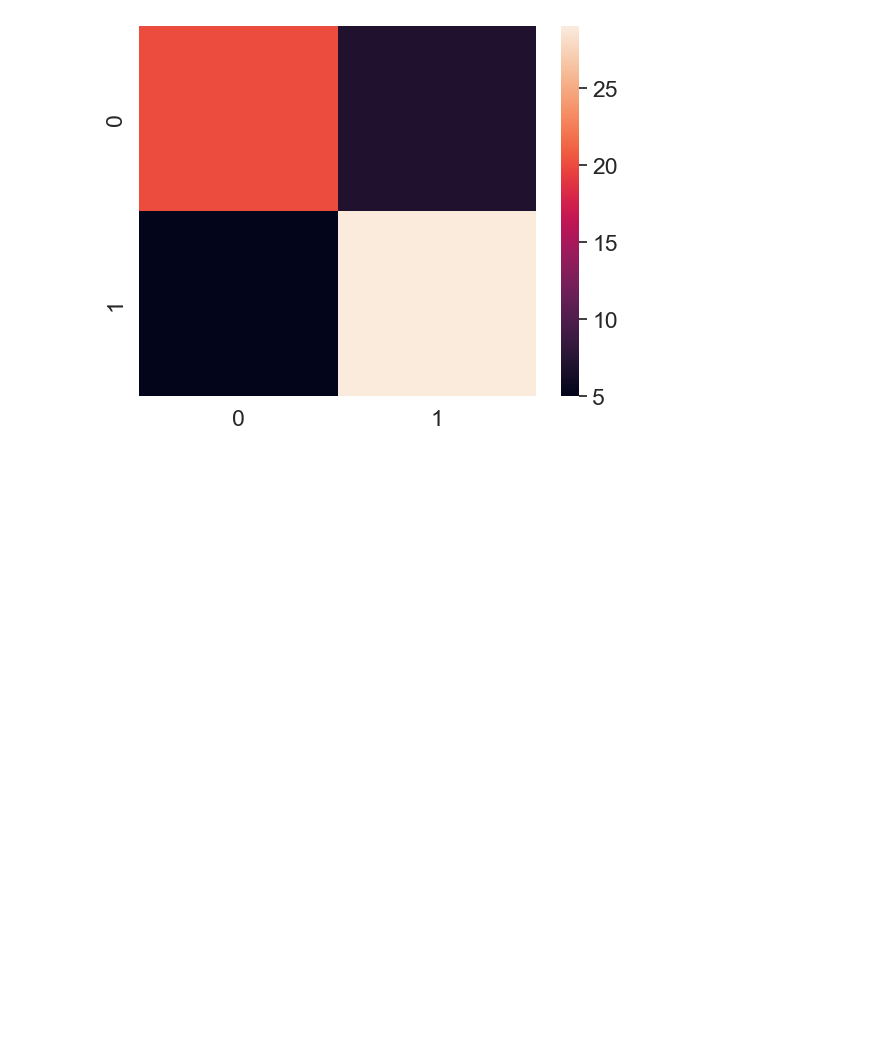
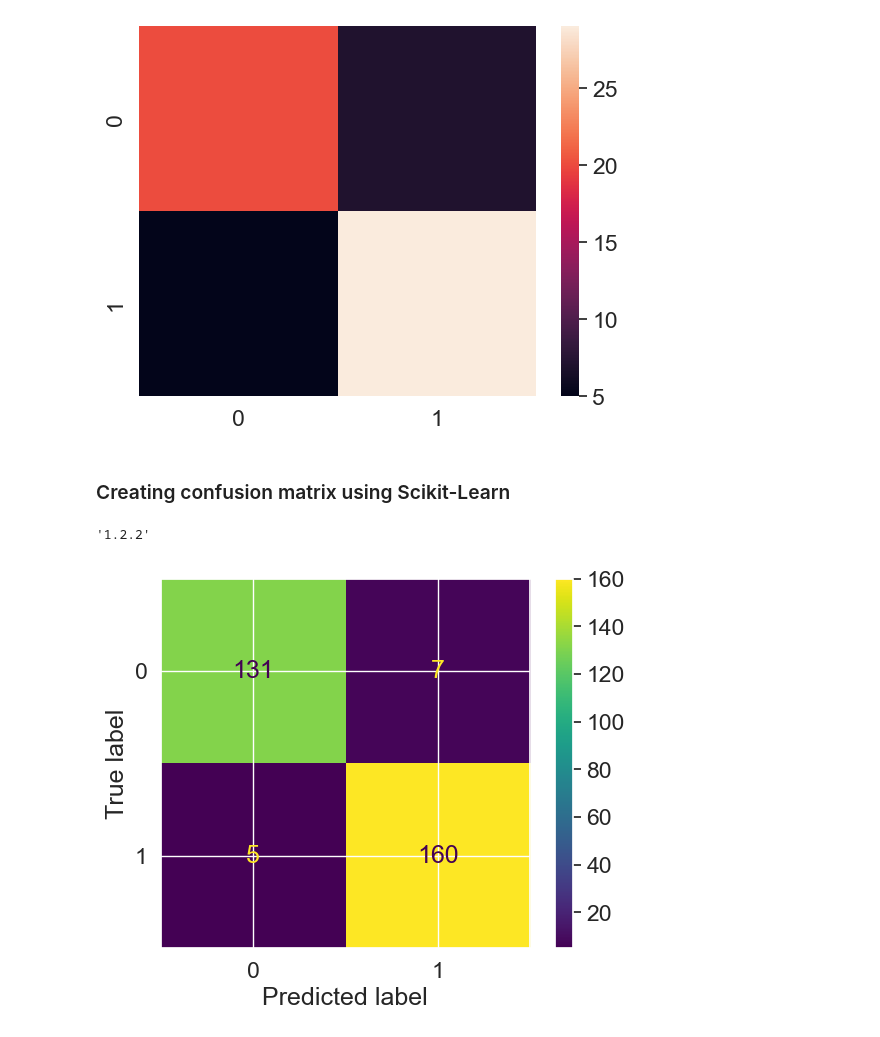
Before and after one commit to GoldenEye37/machine-learning-101, a Jupyter notebook: introduction-to-sckit-learn.ipynb, the cells around one changed output. Drawn from its saved outputs; the diff is of its cells as text; code cells hidden in the pictures; blank space fills up the shorter version.

Commit message:
sklearn: classification model eval metrics->new confusion matrix

```diff
--- a/introduction-to-sckit-learn.ipynb
+++ b/introduction-to-sckit-learn.ipynb
@@ -1374,3 +1376,16 @@ conf_mat = confusion_matrix(y_test, y_preds)
 sns.heatmap(conf_mat);
 # %% [output]
 [figure]
+# %% [markdown]
+### Creating confusion matrix using Scikit-Learn
+# %%
+import sklearn
+sklearn.__version__
+# %% [output]
+'1.2.2'
+# %%
+from sklearn.metrics import ConfusionMatrixDisplay
+
+ConfusionMatrixDisplay.from_estimator(estimator=clf, X=X, y=y);
+# %% [output]
+[figure, added]
```
Also changed, not shown: parts of 3 cells of this notebook.
